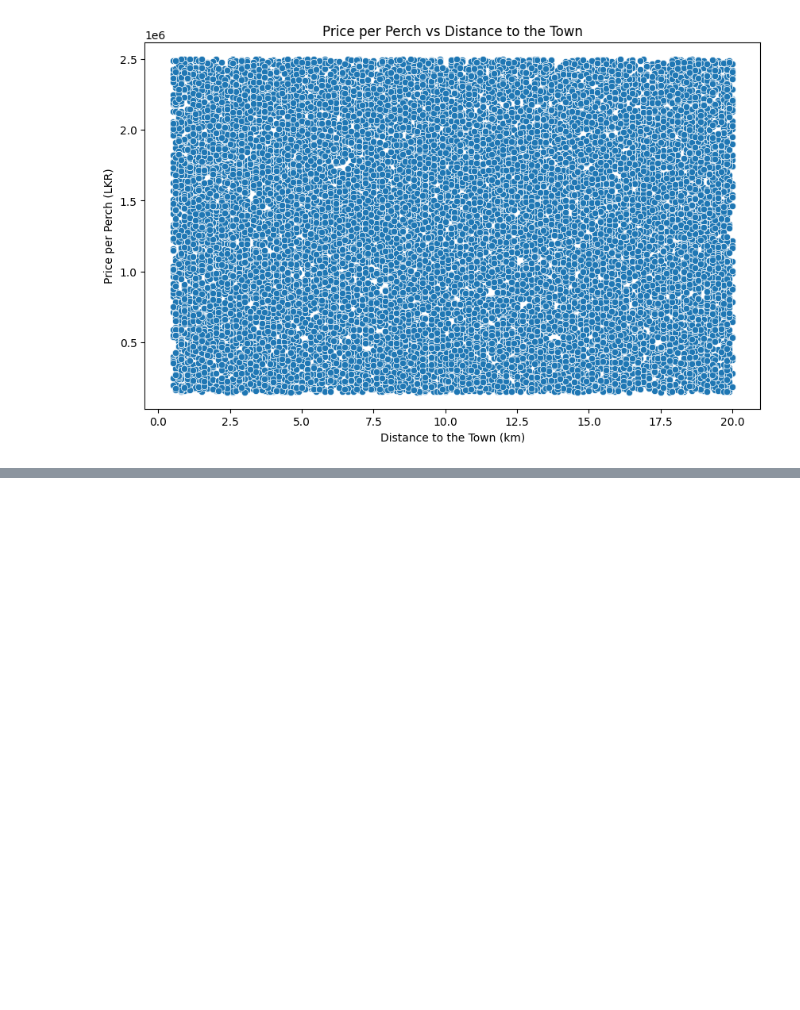
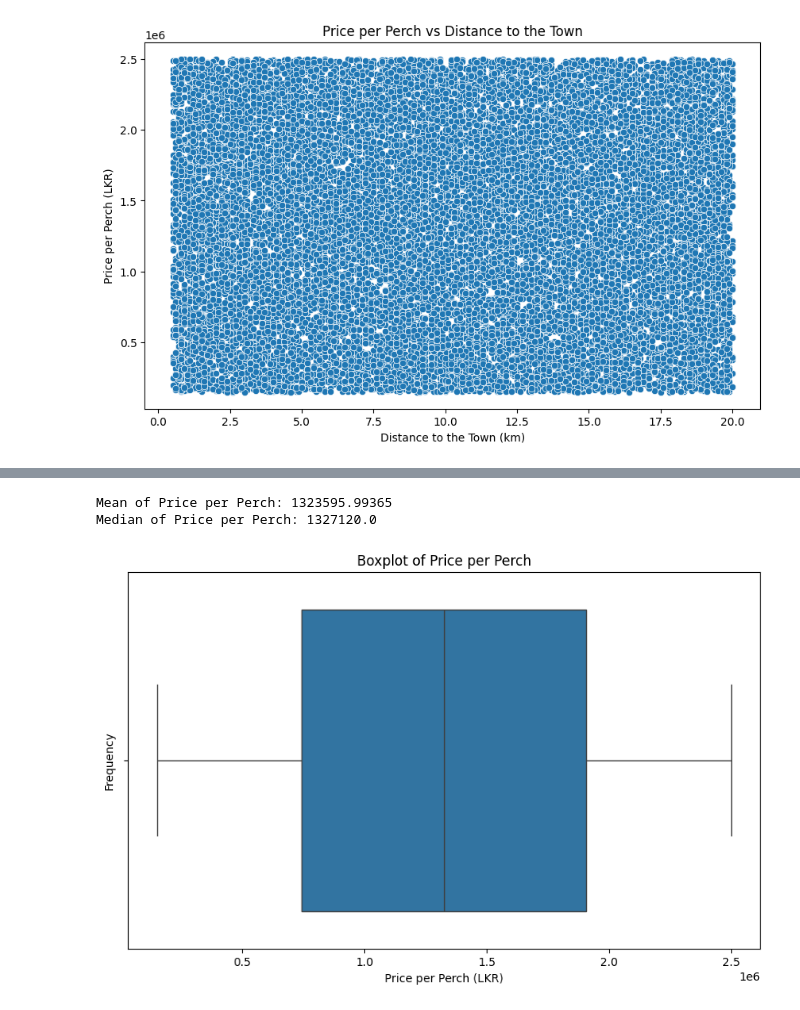
Before and after one commit to DhaneeraDulvanya/Sri-Lankan-Land-Price-Prediction-and-Real-Estate-Market-Analysis-System, a Jupyter notebook: notebooks/01_data_understandings.ipynb, the cells around one changed output, grey strips where cells are left out. Drawn from its saved outputs; the diff is of its cells as text; code cells hidden in the pictures; blank space fills up the shorter version.

```diff
--- a/notebooks/01_data_understandings.ipynb
+++ b/notebooks/01_data_understandings.ipynb
@@ -213,0 +228,20 @@ plt.show()
+# %%
+ppp_mean = df["Price_Per_Perch"].mean()
+ppp_median = df["Price_Per_Perch"].median()
+
+print(f"Mean of Price per Perch: {ppp_mean}")
+print(f"Median of Price per Perch: {ppp_median}")
+# %% [output]
+Mean of Price per Perch: 1323595.99365
+Median of Price per Perch: 1327120.0
+# %%
+# check for outliers in Price_Per_Perch using boxplot
+plt.figure(figsize=(10, 6))
+sns.boxplot(x=df["Price_Per_Perch"])
+
+plt.title('Boxplot of Price per Perch')
+plt.xlabel('Price per Perch (LKR)')
+plt.ylabel('Frequency')
+plt.show()
+# %% [output]
+[figure, added]
```
Also changed, not shown: parts of 2 cells of this notebook.
